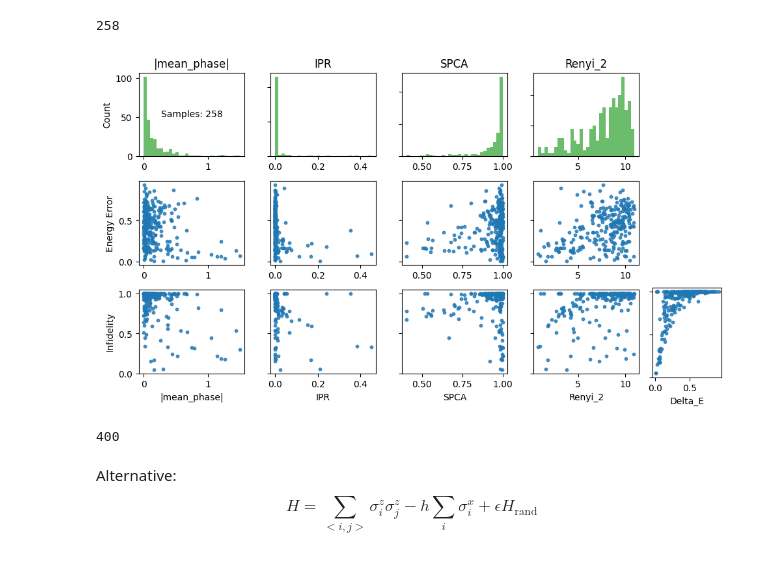
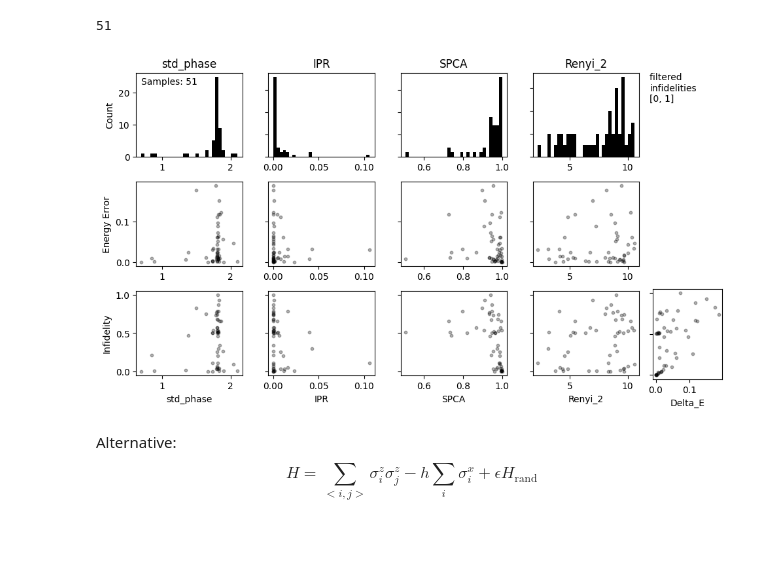
Before and after one commit to NilsNiggemann/DataMiningRBMs, a Jupyter notebook: Netket/analysis.ipynb, the cells around one changed output. Drawn from its saved outputs; the diff is of its cells as text; code cells hidden in the pictures.

```diff
--- a/Netket/analysis.ipynb
+++ b/Netket/analysis.ipynb
@@ -5,23 +5,43 @@ from analysis import mean_phase, ipr, pca_entropy, renyi_entropy, infidelity
 import matplotlib.pyplot as plt
 # %%
 hypotheses = {
-    "mean_phase" : mean_phase,
+    "std_phase" : std_phase,
     "IPR" : ipr,
     "SPCA" : pca_entropy,
     "Renyi_2" : renyi_entropy,
 }
 
-h5_files = [os.path.join("data_rand", f) for f in os.listdir('data_rand') if f.endswith('.h5')]
+h5_files = [os.path.join("../data/data_rand", f) for f in os.listdir('../data/data_rand') if f.endswith('.h5')]
 
 df = analysis.load_outputs_to_dataframe(h5_files)
 df = analysis.attach_hypotheses_fields(df, hypotheses)
 print(len(df))
 # %% [output]
-258
+51
+# %%
+def filter_dataframe_by_range(df, field, lower_bound, upper_bound):
+    """
+    Filters the DataFrame to include only rows where the specified field's values
+    are within the given range (exclusive).
+
+    Parameters:
+        df (pd.DataFrame): The input DataFrame.
+        field (str): The column name to filter by.
+        lower_bound (float): The lower bound of the range (exclusive).
+        upper_bound (float): The upper bound of the range (exclusive).
+
+    Returns:
+        pd.DataFrame: A filtered DataFrame.
+    """
+    return df[(df[field] > lower_bound) & (df[field] < upper_bound)]
 # %%
 import matplotlib.pyplot as plt
 import matplotlib.gridspec as gridspec
 import numpy as np
+
+infidelityrange = (0, 1)
+df_eval = filter_dataframe_by_range(df, 'infidelity', *infidelityrange)
+# df_eval = filter_dataframe_by_range(df, 'Delta_E', *infidelityrange)
 
 scatter_size = 10
 N = len(hypotheses)
@@ -36,60 +56,48 @@ for row in range(3):
 for idx, name in enumerate(hypotheses.keys()):
     # First row: Histogram
     if name == "mean_phase":
-        data = df[name].abs()  # Use absolute value for mean_phase
+        data = df_eval[name].abs()  # Use absolute value for mean_phase
         title = f"|{name}|"
     else:
-        data = df[name]
+        data = df_eval[name]
         title = name
 
 
     # axes[1, idx].set_yscale("log")
     # axes[2, idx].set_yscale("log")
 
-    axes[0, idx].hist(data, bins=30, color="C2", alpha=0.7)
+    axes[0, idx].hist(data, bins=30, color="black")
     axes[0, idx].set_title(title)
     if idx == 0:
         axes[0, 0].set_ylabel("Count")
     else:
         axes[0, idx].tick_params(axis='y', labelleft=False)
 
     # Second row: Energy error vs hypothesis
-    scatter = axes[1, idx].scatter(data, df["Delta_E"], alpha=0.8, s=scatter_size)
+    scatter = axes[1, idx].scatter(data, df_eval["Delta_E"], alpha=0.3, s=scatter_size,color = "black")
     if idx == 0:
         axes[1, 0].set_ylabel("Energy Error")
     else:
         axes[1, idx].tick_params(axis='y', labelleft=False)
-    aligned_infid = df["infidelity"]
-    axes[2, idx].scatter(data, aligned_infid, alpha=0.8, s=scatter_size)
+    axes[2, idx].scatter(data, df_eval["infidelity"], alpha=0.3, s=scatter_size,color = "black")
     axes[2, idx].set_xlabel(title)
     if idx == 0:
         axes[2, 0].set_ylabel("Infidelity")
     else:
         axes[2, idx].tick_params(axis='y', labelleft=False)
 # Colorbar in the rightmost column, spanning all rows
 plt.tight_layout()
 bottom_right_ax = fig.add_subplot(gs[-1, -1])
 bottom_right_ax.set_position([0.87, 0.1, 0.1, 0.23])  # Adjust position: [left, bottom, width, height]
 bottom_right_ax.tick_params(axis='y', labelleft=False)
-bottom_right_ax.scatter(df["Delta_E"], df["infidelity"], alpha=0.8, s=scatter_size)
+bottom_right_ax.scatter(df_eval["Delta_E"], df_eval["infidelity"], alpha=0.3, s=scatter_size,color = "black")
 bottom_right_ax.set_xlabel("Delta_E")
-axes[0, 0].text(0.5, 0.5, f"Samples: {len(df)}", transform=axes[0, 0].transAxes,
-                fontsize=10, color="black", ha="center", va="center")
-
+axes[0, 0].text(0.05, 0.95, f"Samples: {len(df_eval)}", transform=axes[0, 0].transAxes,
+                fontsize=10, color="black", ha="left", va="top")
+lower_bound, upper_bound = infidelityrange
+axes[-1, -1].text(1.1, 1, f"filtered \ninfidelities\n[{lower_bound}, {upper_bound}]", transform=axes[0, -1].transAxes, fontsize=10, color="black", ha="left", va="top")
 plt.show()
 # %% [output]
-[figure, old version]
+[figure, new version]
-# %%
-
-
-h5_files = [os.path.join("data_rand_epsilon_TFI", f) for f in os.listdir('data_rand_epsilon_TFI') if f.endswith('.h5')]
-
-df = analysis.load_outputs_to_dataframe(h5_files)
-df = analysis.attach_hypotheses_fields(df, hypotheses)
-epsilons = [analysis.read_h5_attributes(f)["epsilon"] for f in h5_files]
-df["epsilon"] = epsilons
-print(len(df))
-# %% [output]
-400
 # %% [markdown]
 Alternative: $$H = \sum_{<i,j>} \sigma_i^z \sigma_j^z - h \sum_i \sigma_i^x + \epsilon H_\text{rand}$$
```
Also changed, not shown: parts of 7 cells of this notebook, 4 other files.
